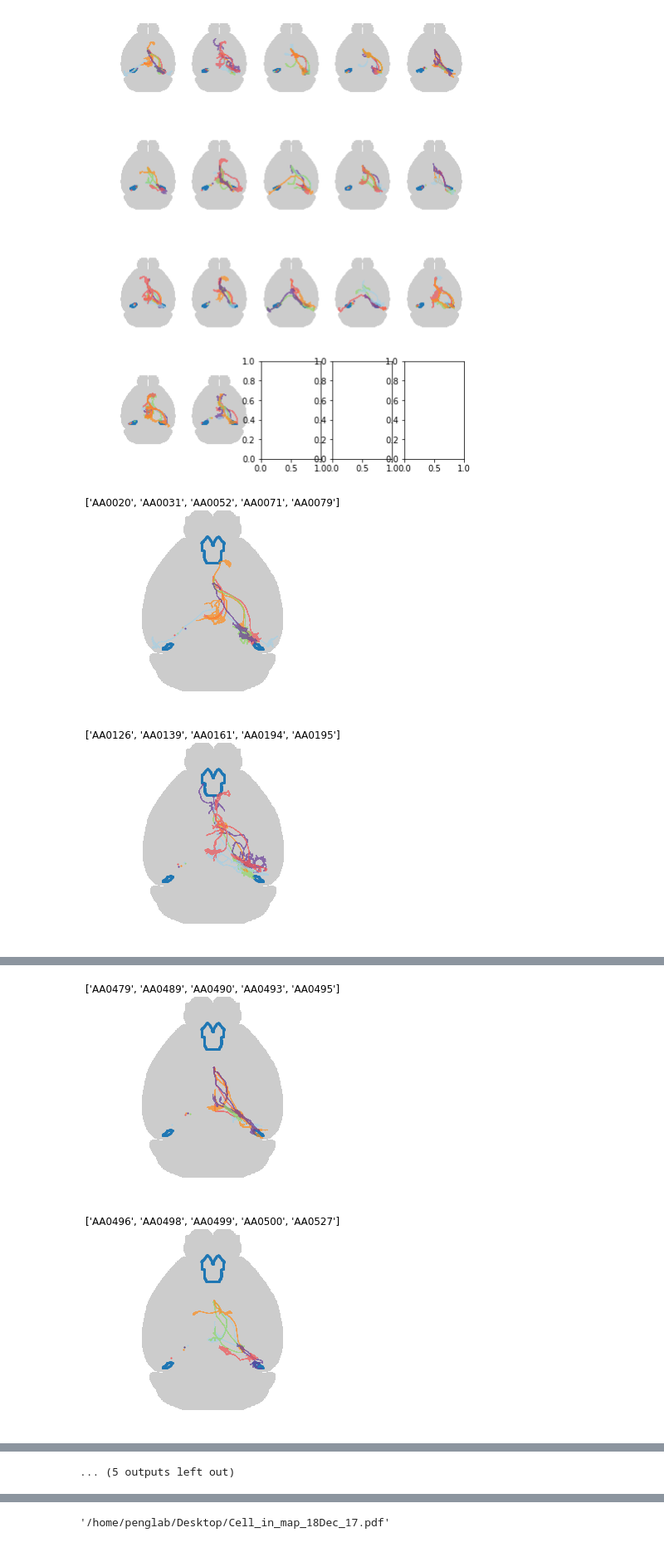
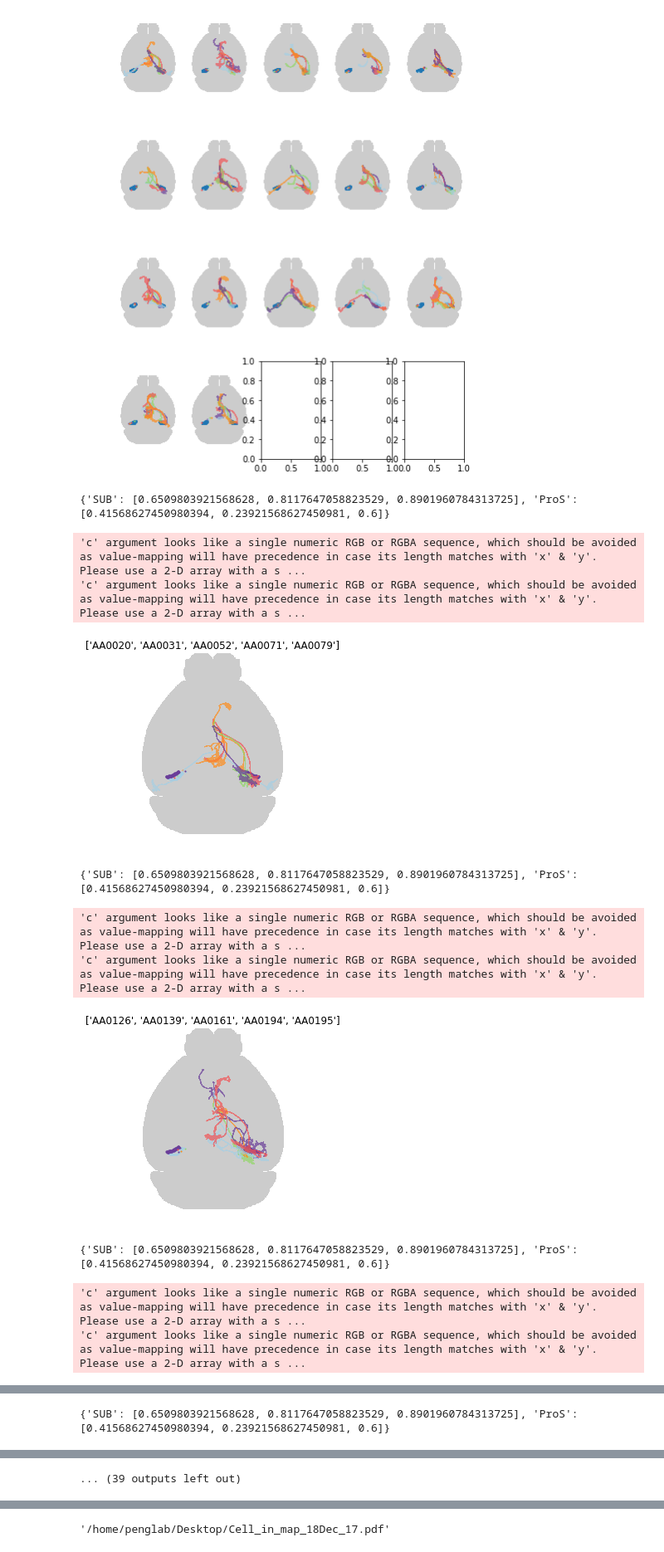
Before and after one commit to zijun-zhao/NMTcode, a Jupyter notebook: Code/Songlin_Paper.ipynb, the cells around one changed output, grey strips where cells are left out. Shown at 83% size. Drawn from its saved outputs; the diff is of its cells as text; code cells hidden in the pictures.

Commit message:
backup SUB mapping

```diff
--- a/Code/Songlin_Paper.ipynb
+++ b/Code/Songlin_Paper.ipynb
@@ -151,36 +143,44 @@ plt.show()
 # %% [output]
 [figure]
 # %%
-regionList = ['MM','AV','ENTm','RE','AM','ENTl','PL','BLA','ILA','COAp','COAa','TR',
-                   'RSPv','OT','LSc','LSv','LSr','BST']
+regionList = ['SUB','ProS']#['MM','AV','ENTm','RE','AM','ENTl','PL','BLA','ILA','COAp','COAa','TR','RSPv','OT','LSc','LSv','LSr','BST']
 # %%
 import os
 from neuro_morpho_toolbox.plot import border_line
 from neuro_morpho_toolbox.plot import cell_in_map
 viewINPUT = "horizontal"
 positionINPUT = 100
 outputPATH = '/home/penglab/Desktop'
 regionList
 NeuronAll = []
 num_neuron = 5
 count_c = 0
 while count_c < len(selectedNS.index.tolist()):
     NeuronAll.append(selectedNS.index.tolist()[count_c:(count_c + num_neuron)])
     count_c = count_c + num_neuron
 
 i = 0
 
 #fig, ax = plt.subplots(1,1)
 for iterL in NeuronAll:
     fig, ax = plt.subplots(1,1)
-    border_line(viewINPUT, positionINPUT, regions=regionList, ax=ax, bkground_ON = False)
+    border_line2(viewINPUT, positionINPUT, regions=regionList, ax=ax, bkground_ON = False)
     cell_in_map(ns.neurons, iterL, ns.metadata, ccf_annotation=nmt.annotation,
                 view="Horizontal", color="single_cell",alpha=1,ax=ax)
     ax.title.set_text(str((iterL)))#+str(iterc))
     ax.axis('off')
     i = i+1
-    plt.savefig(os.path.join(outputPATH,'Cell_in_map_18Dec_' + str(i)+'.pdf'))
+    #plt.savefig(os.path.join(outputPATH,'Cell_in_map_18Dec_' + str(i)+'.pdf'))
     plt.show()
 # %% [output]
+{'SUB': [0.6509803921568628, 0.8117647058823529, 0.8901960784313725], 'ProS': [0.41568627450980394, 0.23921568627450981, 0.6]}
+'c' argument looks like a single numeric RGB or RGBA sequence, which should be avoided as value-mapping will have precedence in case its length matches with 'x' & 'y'.  Please use a 2-D array with a s ...
+'c' argument looks like a single numeric RGB or RGBA sequence, which should be avoided as value-mapping will have precedence in case its length matches with 'x' & 'y'.  Please use a 2-D array with a s ...
-[figure, old version]
+[figure, new version]
+{'SUB': [0.6509803921568628, 0.8117647058823529, 0.8901960784313725], 'ProS': [0.41568627450980394, 0.23921568627450981, 0.6]}
+'c' argument looks like a single numeric RGB or RGBA sequence, which should be avoided as value-mapping will have precedence in case its length matches with 'x' & 'y'.  Please use a 2-D array with a s ...
+'c' argument looks like a single numeric RGB or RGBA sequence, which should be avoided as value-mapping will have precedence in case its length matches with 'x' & 'y'.  Please use a 2-D array with a s ...
-[figure, old version]
+[figure, new version]
+{'SUB': [0.6509803921568628, 0.8117647058823529, 0.8901960784313725], 'ProS': [0.41568627450980394, 0.23921568627450981, 0.6]}
+'c' argument looks like a single numeric RGB or RGBA sequence, which should be avoided as value-mapping will have precedence in case its length matches with 'x' & 'y'.  Please use a 2-D array with a s ...
+'c' argument looks like a single numeric RGB or RGBA sequence, which should be avoided as value-mapping will have precedence in case its length matches with 'x' & 'y'.  Please use a 2-D array with a s ...
@@ -187,0 +188 @@ for iterL in NeuronAll:
+{'SUB': [0.6509803921568628, 0.8117647058823529, 0.8901960784313725], 'ProS': [0.41568627450980394, 0.23921568627450981, 0.6]}
@@ -189,2 +191,0 @@ for iterL in NeuronAll:
-[figure, removed]
-[figure, removed]
@@ -197 +192 @@ for iterL in NeuronAll:
-... (5 outputs left out)
+... (39 outputs left out)
```
Also changed, not shown: parts of 16 cells of this notebook.
